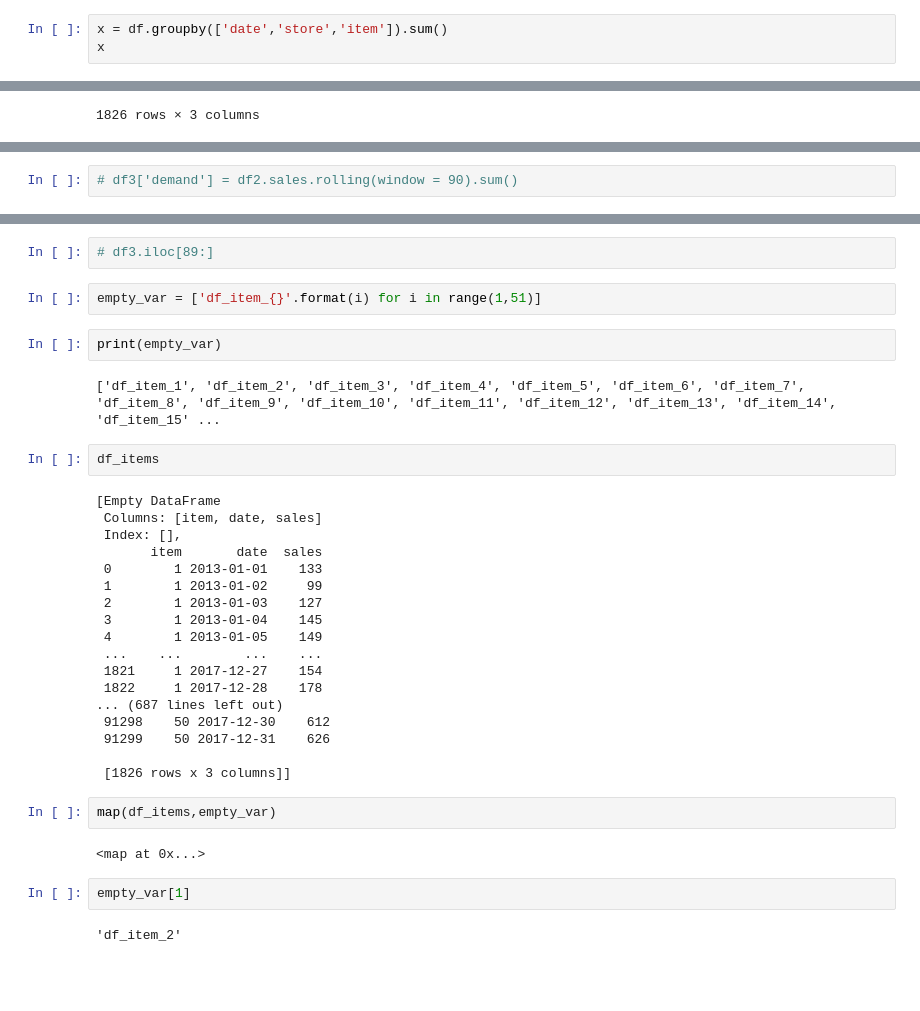
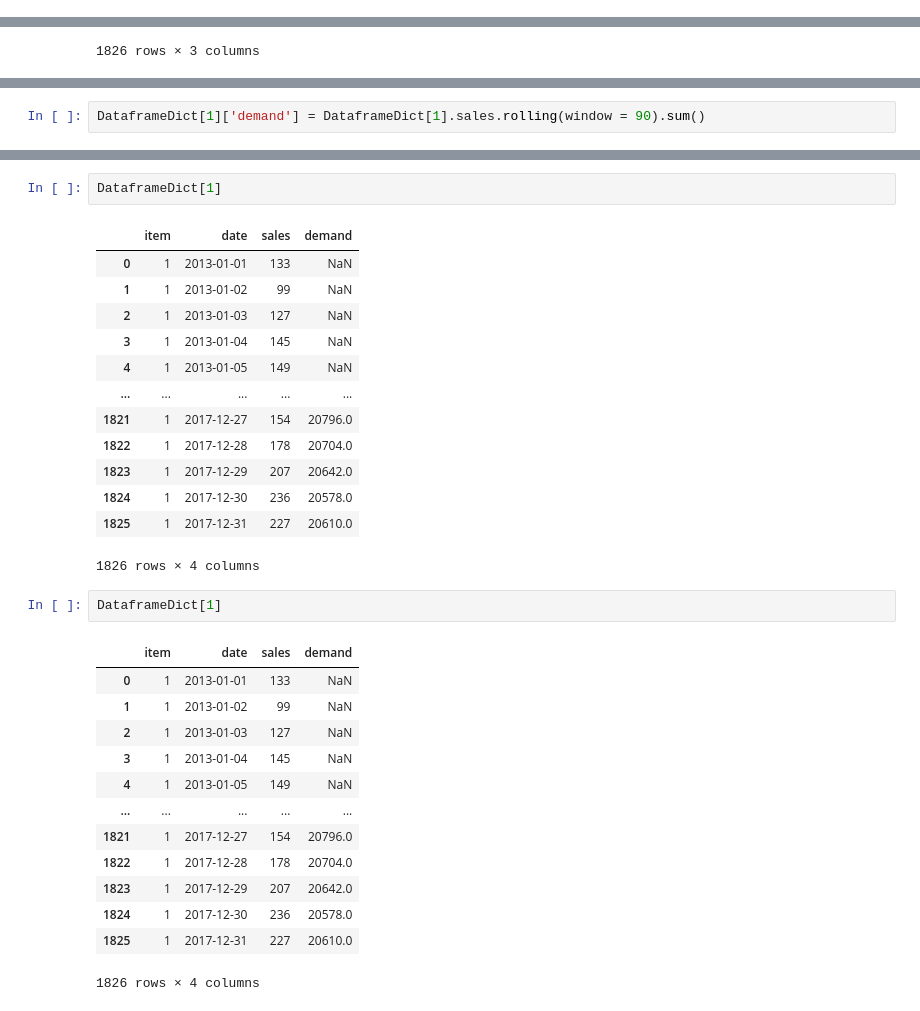
Before and after one commit to Harish-aditya/Inventory_forecasting, a Jupyter notebook: inventoryforecasting.ipynb, the cells around one changed output, grey strips where cells are left out. Drawn from its saved outputs; the diff is of its cells as text; blank space fills up the shorter version.

```diff
--- a/inventoryforecasting.ipynb
+++ b/inventoryforecasting.ipynb
@@ -74,6 +74,3 @@ print(df)
 912999 2017-12-31     10    50     82
 
 [913000 rows x 4 columns]
-# %%
-x = df.groupby(['date','store','item']).sum()
-x
@@ -183,2 +170,2 @@ DataframeDict[2]
 # %%
-# df3['demand'] = df2.sales.rolling(window = 90).sum()
+DataframeDict[1]['demand'] = DataframeDict[1].sales.rolling(window = 90).sum()
@@ -189,36 +172,32 @@ pandas.core.frame.DataFrame
-# %%
-# df3.iloc[89:]
-# %%
-empty_var = ['df_item_{}'.format(i) for i in range(1,51)]
-# %%
-print(empty_var)
-# %% [output]
-['df_item_1', 'df_item_2', 'df_item_3', 'df_item_4', 'df_item_5', 'df_item_6', 'df_item_7', 'df_item_8', 'df_item_9', 'df_item_10', 'df_item_11', 'df_item_12', 'df_item_13', 'df_item_14', 'df_item_15' ...
-# %%
-df_items
-# %% [output]
-[Empty DataFrame
- Columns: [item, date, sales]
- Index: [],
-       item       date  sales
- 0        1 2013-01-01    133
- 1        1 2013-01-02     99
- 2        1 2013-01-03    127
- 3        1 2013-01-04    145
- 4        1 2013-01-05    149
- ...    ...        ...    ...
- 1821     1 2017-12-27    154
- 1822     1 2017-12-28    178
-... (687 lines left out)
- 91298    50 2017-12-30    612
- 91299    50 2017-12-31    626
-
- [1826 rows x 3 columns]]
-# %%
-map(df_items,empty_var)
-# %% [output]
-<map at 0x...>
 # %%
-empty_var[1]
+DataframeDict[1]
 # %% [output]
+|  | item | date | sales | demand |
+| 0 | 1 | 2013-01-01 | 133 | NaN |
+| 1 | 1 | 2013-01-02 | 99 | NaN |
+| 2 | 1 | 2013-01-03 | 127 | NaN |
+| 3 | 1 | 2013-01-04 | 145 | NaN |
+| 4 | 1 | 2013-01-05 | 149 | NaN |
+| ... | ... | ... | ... | ... |
+| 1821 | 1 | 2017-12-27 | 154 | 20796.0 |
+| 1822 | 1 | 2017-12-28 | 178 | 20704.0 |
+| 1823 | 1 | 2017-12-29 | 207 | 20642.0 |
+| 1824 | 1 | 2017-12-30 | 236 | 20578.0 |
+| 1825 | 1 | 2017-12-31 | 227 | 20610.0 |
-'df_item_2'
+1826 rows × 4 columns
+# %%
+DataframeDict[1]
+# %% [output]
+|  | item | date | sales | demand |
+| 0 | 1 | 2013-01-01 | 133 | NaN |
+| 1 | 1 | 2013-01-02 | 99 | NaN |
+| 2 | 1 | 2013-01-03 | 127 | NaN |
+| 3 | 1 | 2013-01-04 | 145 | NaN |
+| 4 | 1 | 2013-01-05 | 149 | NaN |
+| ... | ... | ... | ... | ... |
+| 1821 | 1 | 2017-12-27 | 154 | 20796.0 |
+| 1822 | 1 | 2017-12-28 | 178 | 20704.0 |
+| 1823 | 1 | 2017-12-29 | 207 | 20642.0 |
+| 1824 | 1 | 2017-12-30 | 236 | 20578.0 |
+| 1825 | 1 | 2017-12-31 | 227 | 20610.0 |
+1826 rows × 4 columns
```
Also changed, not shown: parts of 9 cells of this notebook.
